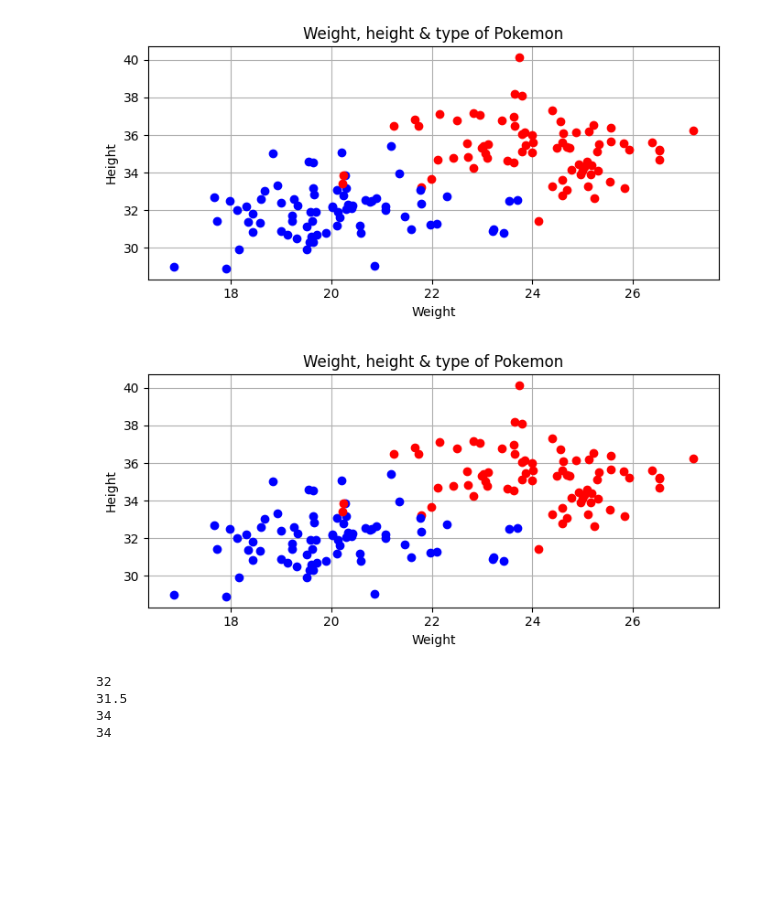
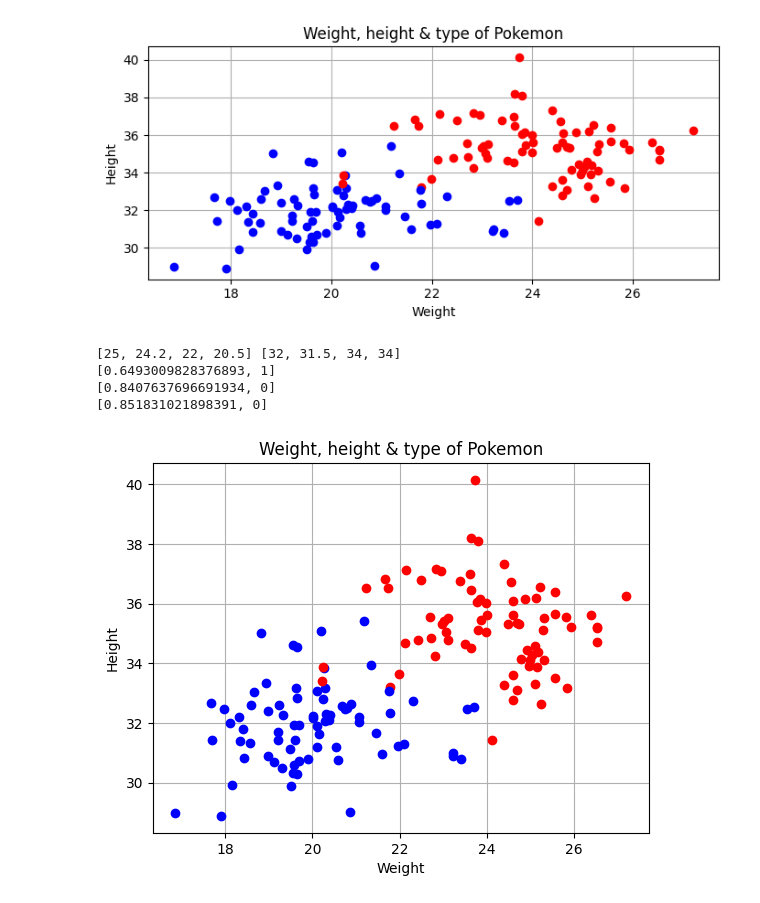
Before and after one commit to Danneftw1/Python-Daniel-Nilsson, a Jupyter notebook: Exercises/Labb.ipynb, the cells around one changed output. Drawn from its saved outputs; the diff is of its cells as text; code cells hidden in the pictures; blank space fills up the shorter version.

```diff
--- a/Exercises/Labb.ipynb
+++ b/Exercises/Labb.ipynb
@@ -45,7 +45,7 @@ with open ("../Data/datapoints.txt", "r") as data_read:
 # %% [output]
 [figure]
 # %%
-from cmath import sqrt
+from math import sqrt
 import matplotlib.pyplot as plt # needed for our graphs
 import numpy as np
 
@@ -70,63 +70,72 @@ with open ("../Data/datapoints.txt", "r") as data_read:
         poke_type.append(t)  # third split is appended to type list
 
     for ww, hh, tt,  in zip(poke_width, poke_height, poke_type): # Create 3 new variables that is ziped with our split lists.
                 # Zip lets us merge width, height and type list onto a new variable,
                 # which is needed for us to be able to display the type color on the graph
         if tt == 0:
             pallet = "blue" # checks if the value of 'type' is 0 or 1.
         else:               # changes 'pallet' color, which makes the graph much more readable
                 pallet = "red"
         plt.plot(ww, hh, "o", color=pallet) # plt.plot needs to be in for loop in order for every point to be plotted
 
     plt.grid() # Gives graph a grid (easier to read)
     plt.title("Weight, height & type of Pokemon") # titles and labels
     plt.xlabel("Weight")
     plt.ylabel("Height")
 
 with open ("../Data/testpoints.txt", "r") as file: # loads our test-data
     lines = file.readlines()
     lines = lines[1:]
 
     # Create two more lists for testpoints, which doesn't have a type yet
     test_width = []
     test_height = []
 
-
     for line in lines:# Since testpoints.txt had a different format, we need to change how cleaned and split the numbers
-        line = line[4:-2]
-        test_w, test_h = [eval(_) for _ in line.split(",")]
+        line = line[4:-2] # starts at the fifth point from the textfile, which removes unnecessary text/numbers. ** kolla med kokchun **
+        test_w, test_h = [eval(_) for _ in line.split(",")] # format to float, split and append like our first three lists (except for type)
         test_width.append(test_w)
         test_height.append(test_h)
 
-    dist_list = [] # adds new list for with the euclidian distance for every point in data points.
+    print(test_width, test_height)
 
-    for width, height, label, in zip (poke_width, poke_height, poke_type):
-        test_w = 24
-        test_h = 21
-        distance = sqrt((test_w - width)**2 + (test_h - height)**2)
-        dist_list.append({distance, label})
+    for x1, y1 in zip (test_width, test_height):
+        dist_list = []
+        for width, height, label, in zip (poke_width, poke_height, poke_type): # Creates a new list with the euclidian distance from test points
+
+
+            # test_w = 20.5
+            # test_h = 34
+            distance = sqrt((x1- width)**2 + (y1 - height)**2)
+            dist_list.append([distance, label])
+
+    dist_list.sort() # sorts the list with the calculations of euclidian distance from the test points.
+    test_pokemon = (dist_list[0][1])
+
+    print(f"{dist_list[2]}")
+    print(f"{dist_list[3]}")
+    print(f"{dist_list[4]}")
+
+
+
+
+    # Checks the 10 closest points from the sorted list
+    # Adds a counter that will check the type of the points
+    # counter = 0
+    # for n in range (0,11):
+    #     if dist_list[n][1]:
+    #         counter += 1
+
+    # checks the counter and based on amount,
+    # if counter > 5:
+    #     print("It's a Pikachu")
+    # elif counter == 5:
+    #     print("Cannot decide, 10 closest points are equal each side")
+    # else:
+    #     print("It's a Picchu")
 # %% [output]
+[25, 24.2, 22, 20.5] [32, 31.5, 34, 34]
+[0.6493009828376893, 1]
+[0.8407637696691934, 0]
+[0.851831021898391, 0]
-[figure, old version]
+[figure, new version]
-# %%
-import re
-
-
-with open ("../Data/testpoints.txt", "r") as file:
-    lines = file.readlines()
-    lines = lines[1:]
-
-    test_width = []
-    test_height = []
-
-    for line in lines:
-        line = line[4:-2]
-        test_w, test_h = [eval(_) for _ in line.split(",")]
-        test_width.append(test_w)
-        test_height.append(test_h)
-
-        print(test_h)
-# %% [output]
-32
-31.5
-34
-34
```
Also changed, not shown: parts of 3 cells of this notebook, 2 other files.
